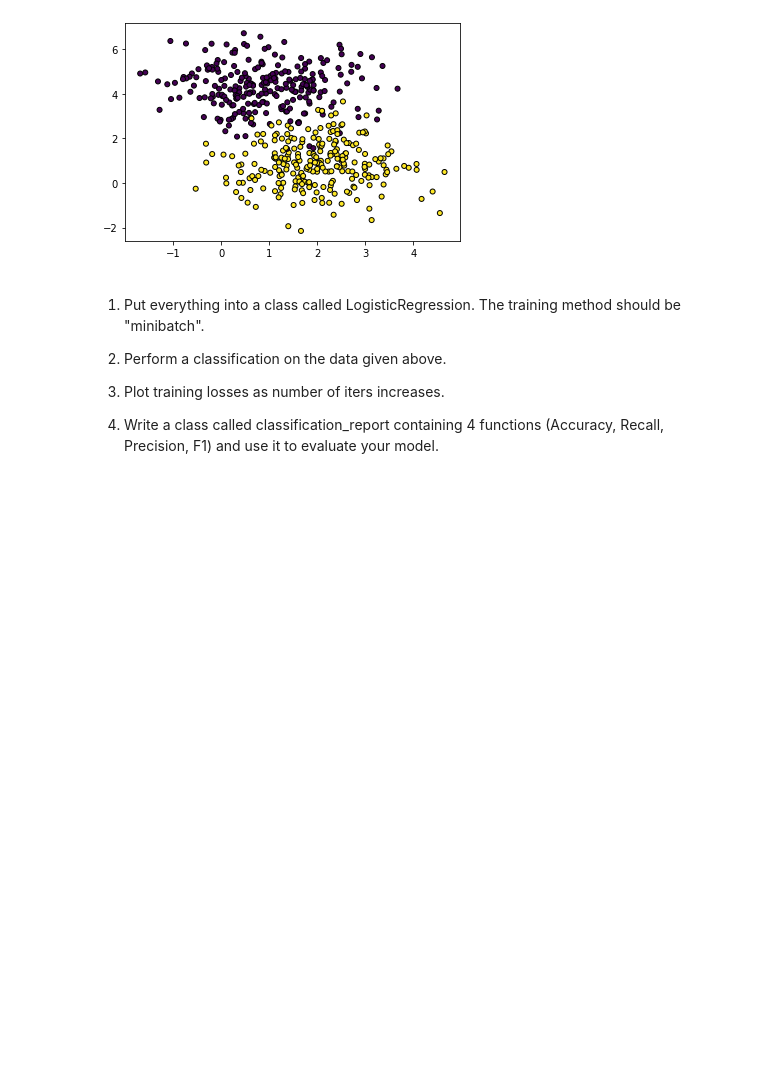
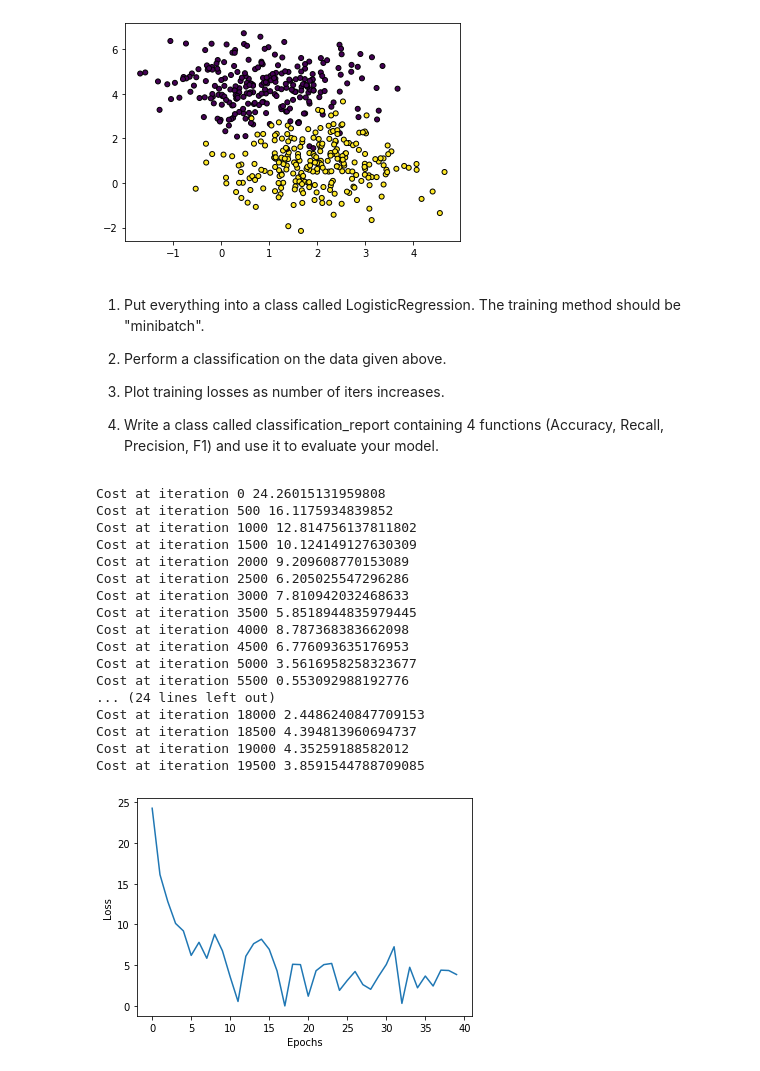
Before and after one commit to cedriclemercier/Python-for-DS-AI, a Jupyter notebook: Lectures/02-MLScratch/02-Logistic Regression/Lab/01LogisticRegressionBinaryLabCedric.ipynb, the cells around one changed output. Saved outputs shown, nothing was run; the diff lists cells and outputs as text; code cells hidden in the pictures; blank space fills up the shorter version.

```diff
--- a/Lectures/02-MLScratch/02-Logistic Regression/Lab/01LogisticRegressionBinaryLabCedric.ipynb
+++ b/Lectures/02-MLScratch/02-Logistic Regression/Lab/01LogisticRegressionBinaryLabCedric.ipynb
@@ -28,7 +28,7 @@ plt.scatter(X[:, 0], X[:, 1], marker='o', c=y,
 scaler = StandardScaler()
 X = scaler.fit_transform(X)
 
-X_train, y_train, X_test, y_test = train_test_split(X, y, test_size = 0.3)
+X_train, X_test, y_train, y_test = train_test_split(X, y, test_size = 0.3)
 
 intercept = np.ones((X_train.shape[0], 1))
 X_train   = np.concatenate((intercept, X_train), axis=1)  # add intercept
@@ -78,0 +84,24 @@ class LogisticRegression:
+# %%
+model = LogisticRegression()
+model.minibatch(X_train, y_train)
+yhat = model.output(X_test)
+model.plot()
+# %% [output]
+Cost at iteration 0 24.26015131959808
+Cost at iteration 500 16.1175934839852
+Cost at iteration 1000 12.814756137811802
+Cost at iteration 1500 10.124149127630309
+Cost at iteration 2000 9.209608770153089
+Cost at iteration 2500 6.205025547296286
+Cost at iteration 3000 7.810942032468633
+Cost at iteration 3500 5.8518944835979445
+Cost at iteration 4000 8.787368383662098
+Cost at iteration 4500 6.776093635176953
+Cost at iteration 5000 3.5616958258323677
+Cost at iteration 5500 0.553092988192776
+... (24 lines left out)
+Cost at iteration 18000 2.4486240847709153
+Cost at iteration 18500 4.394813960694737
+Cost at iteration 19000 4.35259188582012
+Cost at iteration 19500 3.8591544788709085
+[figure, added]
```
Also changed, not shown: parts of 1 cell of this notebook, 2 other files.
